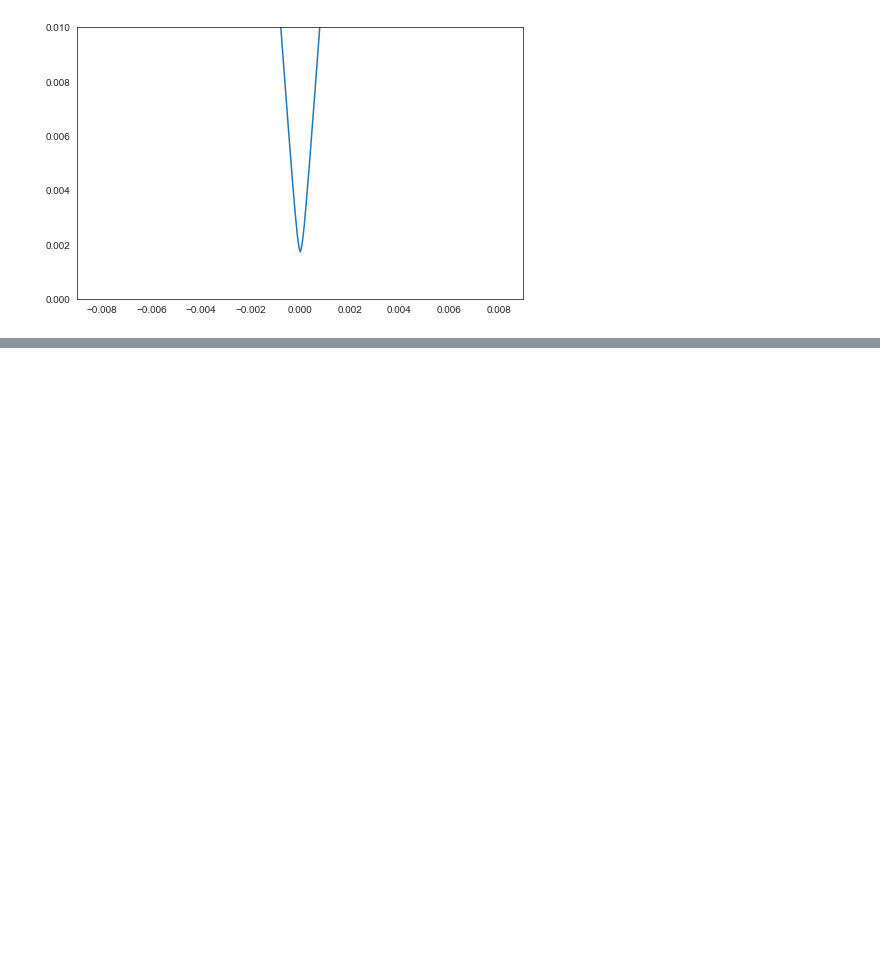
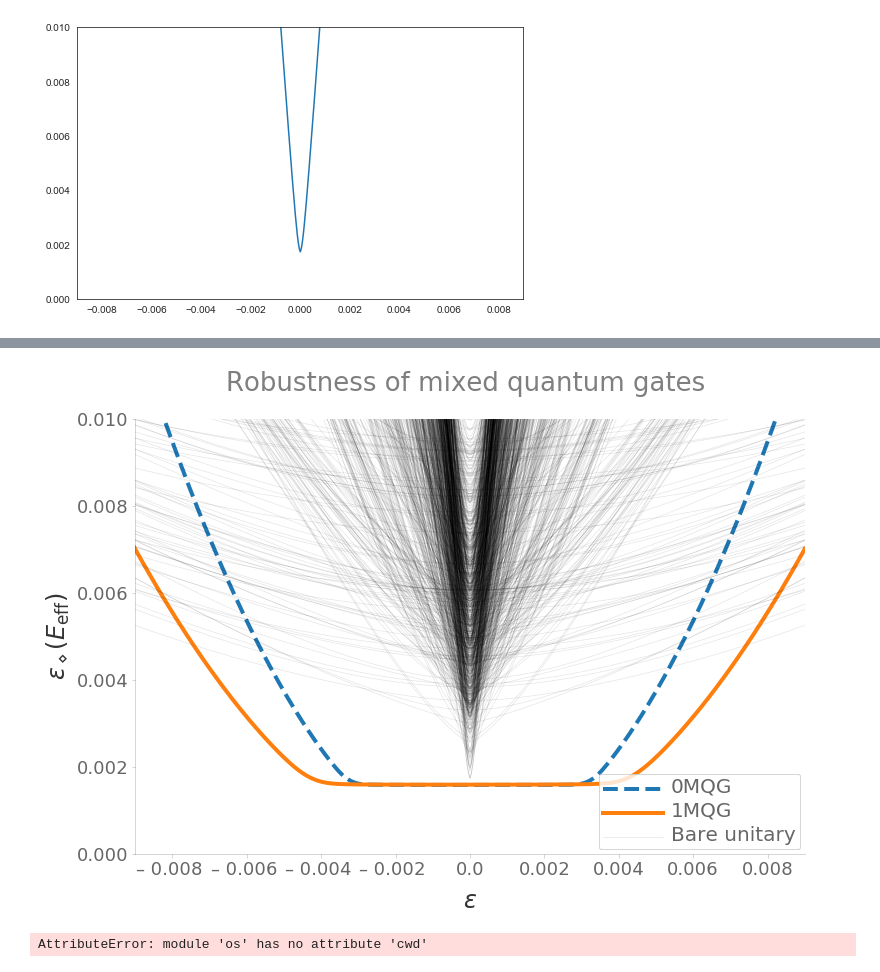
Before and after one commit to ampolloreno/decorrelating_errors, a Jupyter notebook: code/Plots.ipynb, the cells around one changed output, grey strips where cells are left out. Drawn from its saved outputs; the diff is of its cells as text; code cells hidden in the pictures; blank space fills up the shorter version.

```diff
--- a/code/Plots.ipynb
+++ b/code/Plots.ipynb
@@ -266,0 +276,71 @@ FileNotFoundError: [Errno 2] No such file or directory: '2q_dnorms.dat'
+# %%
+import matplotlib
+
+matplotlib.rc('font', serif='Helvetica Neue')
+fig, ax = plt.subplots(figsize=(12,8))
+
+colors = ["#f7fcfd","#e5f5f9","#ccece6","#99d8c9","#66c2a4","#41ae76","#238b45","#006d2c","#00441b","#00200f"]
+
+ax.plot(ep1['vals'], ep1['diamond_distances'], label='0MQG', linewidth=4, linestyle='--')#, color='#1f78b4')
+ax.plot(ep0['vals'], ep0['diamond_distances'], label='1MQG', linewidth=4)#, color = '#e34a33')
+
+xvals = np.array(data['epsilons'])
+for ind in range(1023):
+    yvals = np.array(data[ind])
+    # Sometimes the diamond norm calculation fails:
+    worked = yvals > 0
+    xs = xvals[worked]
+    ys = yvals[worked]
+    if ind == 0:
+        ax.plot(xs,ys, label='Bare unitary', linewidth=.7, alpha = .1, color = 'k')
+    else:
+        ax.plot(xs,ys, linewidth=.7, alpha = .1, color = 'k')
+
+plt.xlabel("$\epsilon$", fontsize=24, alpha=.8)
+plt.ylabel("$\epsilon_\diamond(E_{\mathrm{eff}})$", fontsize=24, alpha=0.8)
+plt.ylim(0,0.01)
+plt.xlim(-0.009, 0.009)
+
+ax.set_title('Robustness of mixed quantum gates ',fontsize=26,alpha=.5,y=1.05)
+ax.spines["top"].set_visible(False)
+ax.spines["right"].set_visible(False)
+ax.spines["bottom"].set_alpha(.2)
+ax.spines["left"].set_alpha(.2)
+
+# ax.set_xlim(19.4e-6,20.6e-6)
+# ax.set_ylim(9.e-6,.1)
+
+ax.xaxis.labelpad = 10
+ax.get_xaxis().tick_bottom()
+ax.get_yaxis().tick_left()
+for line in ax.get_xticklines() + ax.yaxis.get_ticklines(minor=True) + ax.yaxis.get_ticklines():
+    line.set_alpha(.2)
+import matplotlib.ticker as tick
+def x_fmt(x, y):
+    return u'\u2013 '*int(x < 0) + str(round(abs(x) ,4)) +  ' '*int(x < 0)
+ax.xaxis.set_major_formatter(tick.FuncFormatter(x_fmt))
+for ticklabel in ax.get_yticklabels() + ax.get_xticklabels():
+    ticklabel.set_fontsize(18)
+    ticklabel.set_alpha(0.6)
+
+
+# Legend
+leg = ax.legend(loc="lower right", fancybox=True, handlelength=6)
+for text in leg.get_texts():
+    text.set_alpha(.6)
+    text.set_fontsize(20)
+leg.get_title().set_fontsize(22)
+leg.get_title().set_alpha(0.7)
+
+leg.get_frame().set_facecolor('#FFFFFF')
+leg.get_frame().set_edgecolor('#CCCCCC')
+leg.set_zorder(1000)
+
+plt.savefig('')
+# %% [output]
+[figure, added]
+# %%
+import os
+os.c
+# %% [output]
+AttributeError: module 'os' has no attribute 'cwd'
```
Also changed, not shown: parts of 13 cells of this notebook, 1 other file.
